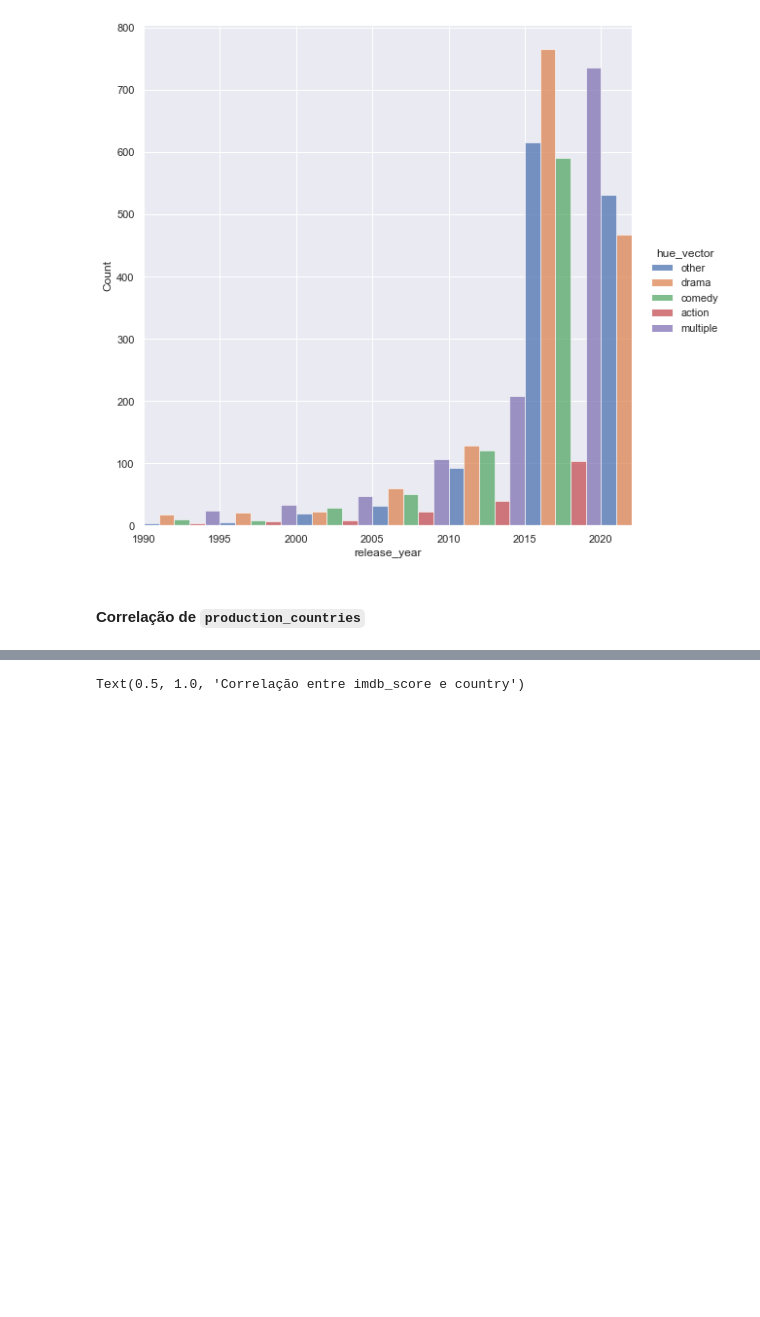
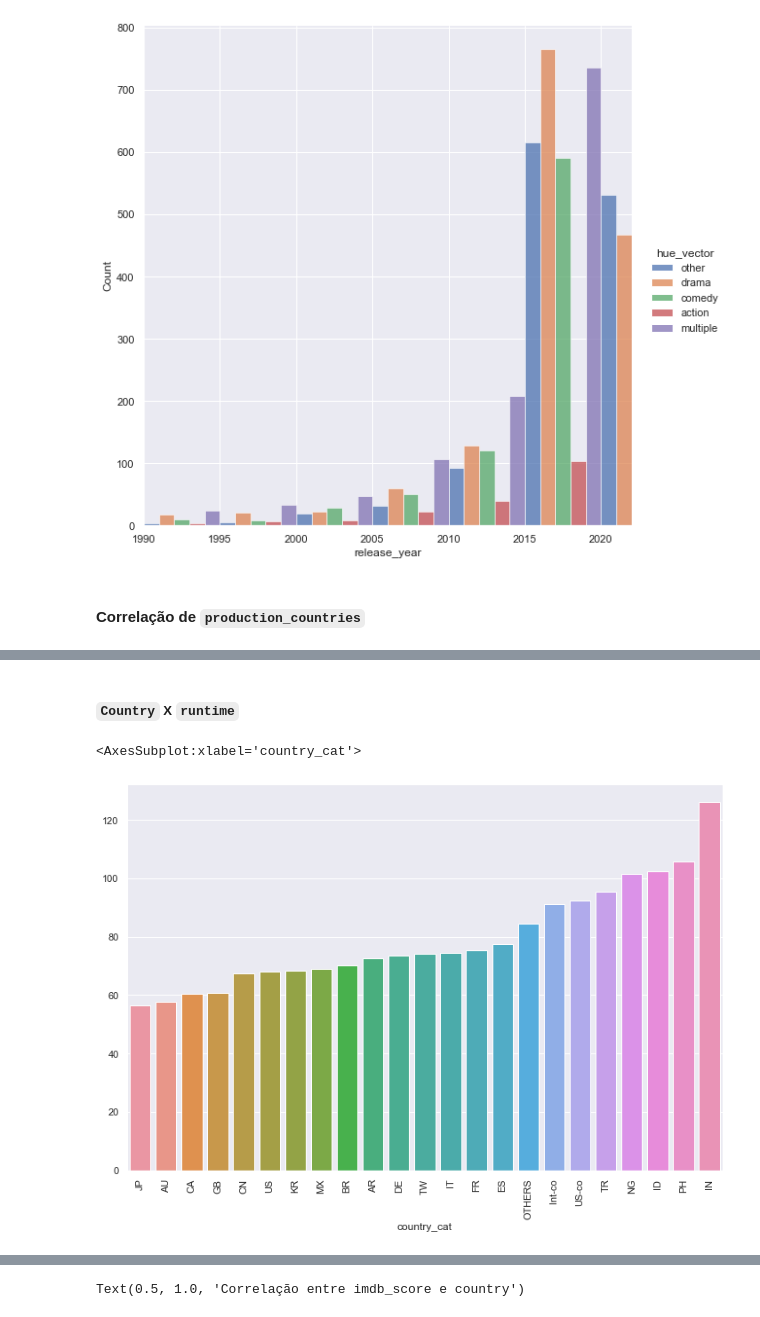
Before and after one commit to RodrigoLaraG/Data-Sci, a Jupyter notebook: DataSets/Netflix/NetflixNotebook.ipynb, the cells around one changed output, grey strips where cells are left out. Cells and saved outputs as stored; diff of their text form; code cells hidden in the pictures; blank space fills up the shorter version.

Commit message:
score/pop x countris

```diff
--- a/DataSets/Netflix/NetflixNotebook.ipynb
+++ b/DataSets/Netflix/NetflixNotebook.ipynb
@@ -1891,0 +1891,23 @@ plt.xlim([1990, 2022])
+# %%
+# cria uma nova coluna categórica p/ titles_full,
+# q inclui o pais, ou se é uma co-produção americana (US-co) & co-produção internacional (Int-co)
+titles_full["country_cat"] = np.nan
+for con in countries20.columns:
+    titles_full.country_cat[titles_full[con] == 1] = con
+
+titles_full.country_cat[(titles_full.US == 1)&(titles_full[countries20.columns].sum(axis=1) >1)] = "US-co"
+titles_full.country_cat[(titles_full.US != 1)&(titles_full[countries20.columns].sum(axis=1) >1)] = "Int-co"
+# %%
+countries_agg = titles_full.groupby("country_cat").mean()
+#countries_agg.head(23)
+# %% [markdown]
+##### `Country` X `runtime`
+# %%
+# runtime medio de cada país
+plt.figure(figsize=(12,8))
+plt.xticks(rotation = 90)
+sns.barplot(x = countries_agg.sort_values("runtime").index,
+    y = countries_agg.runtime.sort_values().values)
+# %% [output]
+<AxesSubplot:xlabel='country_cat'>
+[figure, added]
```
Also changed, not shown: parts of 14 cells of this notebook.
